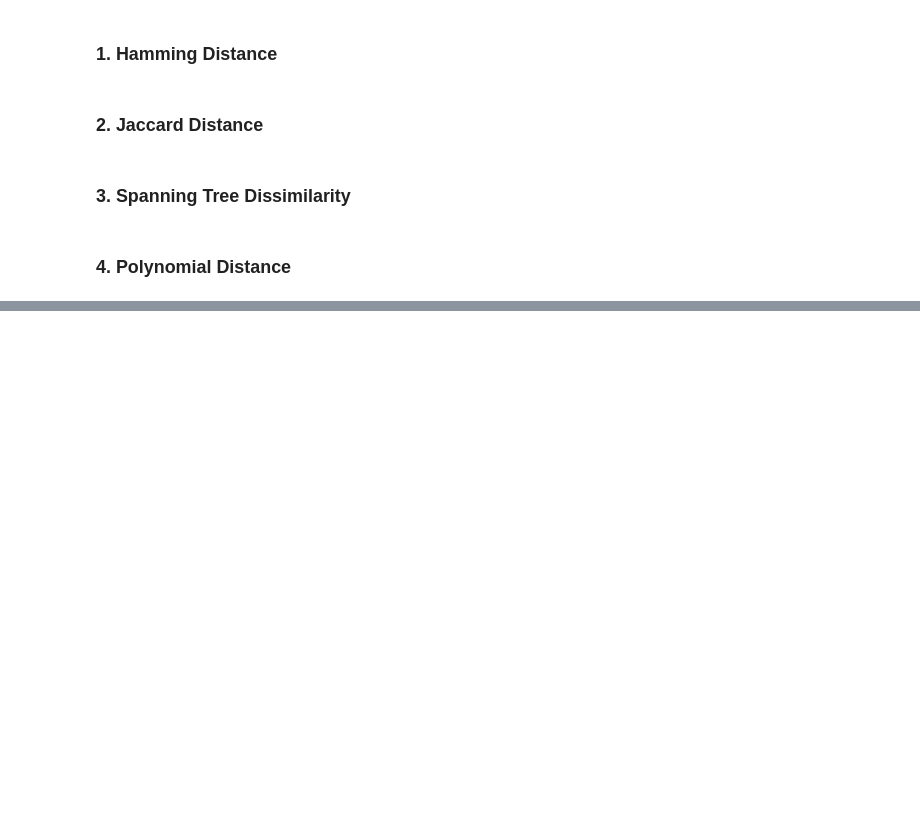
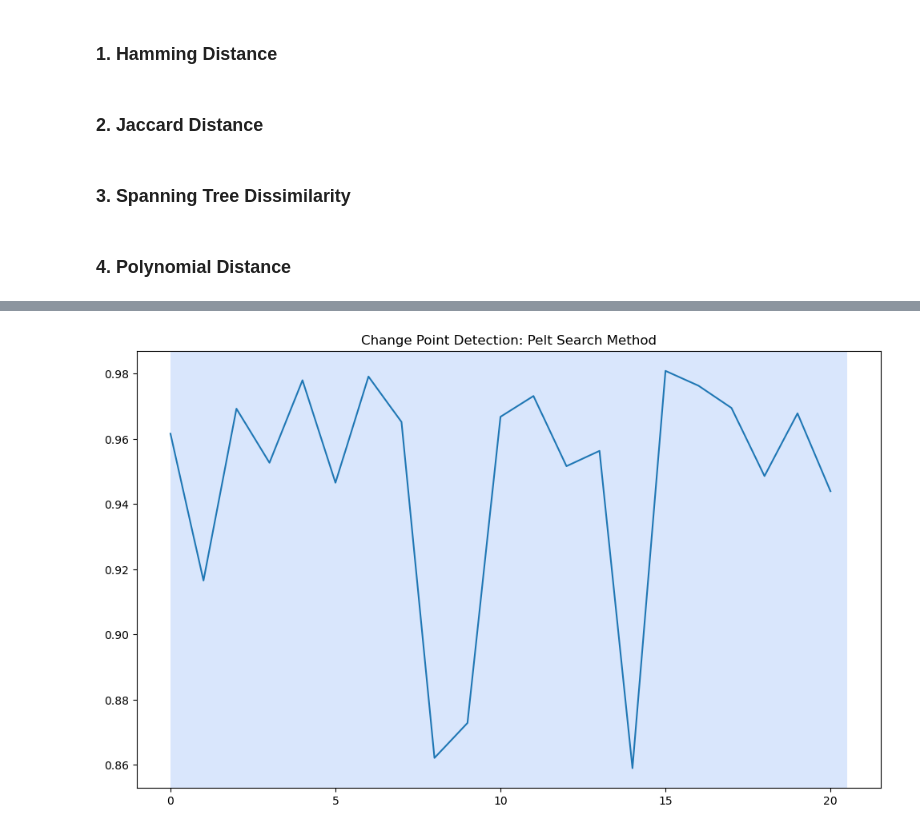
Before and after one commit to soschuetze/WTO-Fashion-Network, a Jupyter notebook: network.ipynb, the cells around one changed output, grey strips where cells are left out. Saved outputs shown, nothing was run; the diff lists cells and outputs as text; code cells hidden in the pictures; blank space fills up the shorter version.

```diff
--- a/network.ipynb
+++ b/network.ipynb
@@ -248,0 +341,10 @@ for i in range(len(whole_graphs)-1):
+# %%
+import ruptures as rpt
+model="rbf"
+algo = rpt.Pelt(model=model).fit(j_points)
+result = algo.predict(pen=3)
+rpt.display(j_points, result, figsize=(10, 6))
+plt.title('Change Point Detection: Pelt Search Method')
+plt.show()
+# %% [output]
+[figure, added]
```
Also changed, not shown: parts of 16 cells of this notebook.
